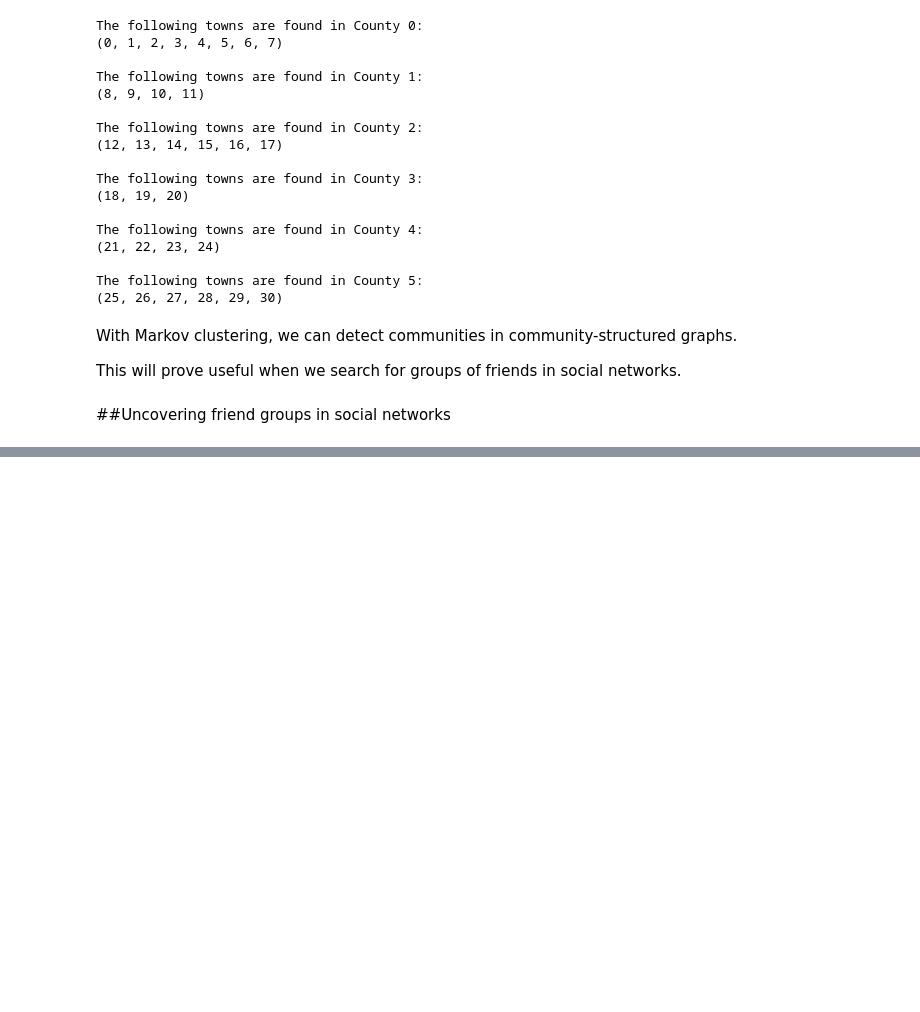
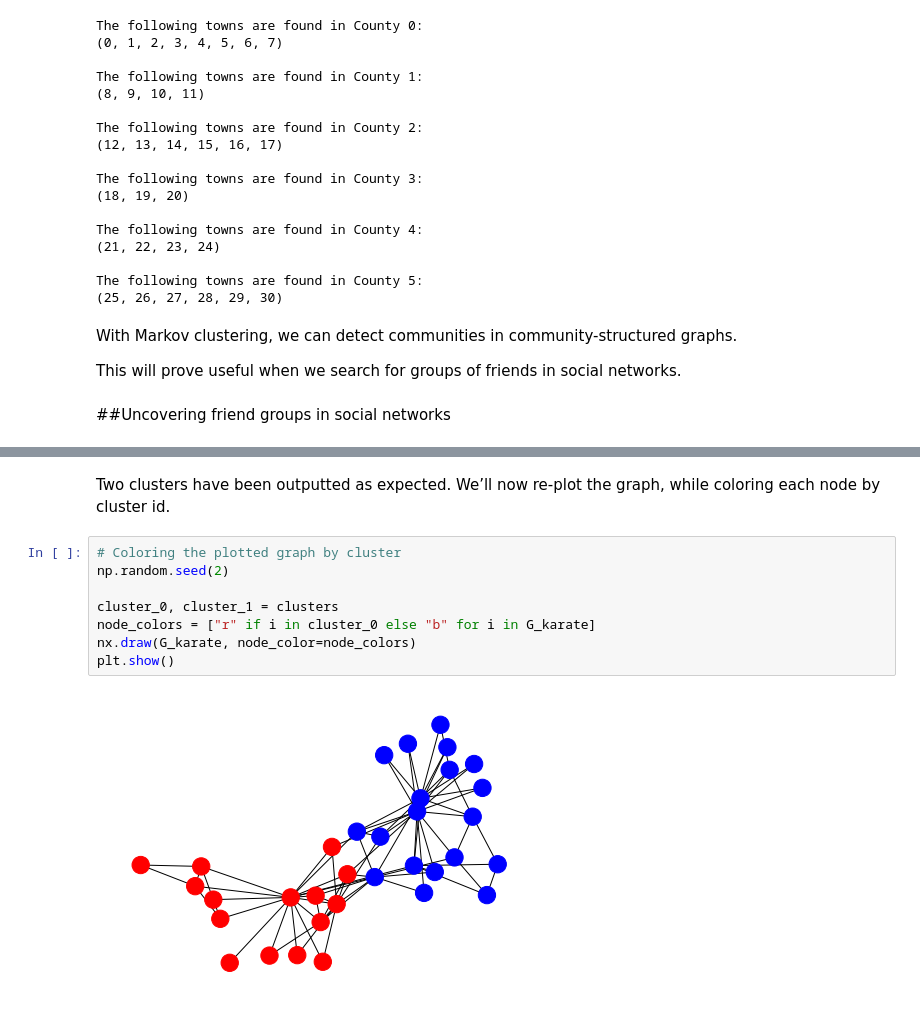
Before and after one commit to rahiakela/data-science-research-and-practice, a Jupyter notebook: data-science-bookcamp/case-study-5--predicting-future-friendships/02_dynamic_graph_theory_and_social_network_analysis.ipynb, the cells around one changed output, grey strips where cells are left out. Drawn from its saved outputs; the diff is of its cells as text; blank space fills up the shorter version.

```diff
--- a/data-science-bookcamp/case-study-5--predicting-future-friendships/02_dynamic_graph_theory_and_social_network_analysis.ipynb
+++ b/data-science-bookcamp/case-study-5--predicting-future-friendships/02_dynamic_graph_theory_and_social_network_analysis.ipynb
@@ -810,0 +853,12 @@ This will prove useful when we search for groups of friends in social networks.
+# %% [markdown]
+Two clusters have been outputted as expected. We’ll now re-plot the graph, while coloring each node by cluster id.
+# %%
+# Coloring the plotted graph by cluster
+np.random.seed(2)
+
+cluster_0, cluster_1 = clusters
+node_colors = ["r" if i in cluster_0 else "b" for i in G_karate]
+nx.draw(G_karate, node_color=node_colors)
+plt.show()
+# %% [output]
+[figure, added]
```
Also changed, not shown: parts of 12 cells of this notebook.
